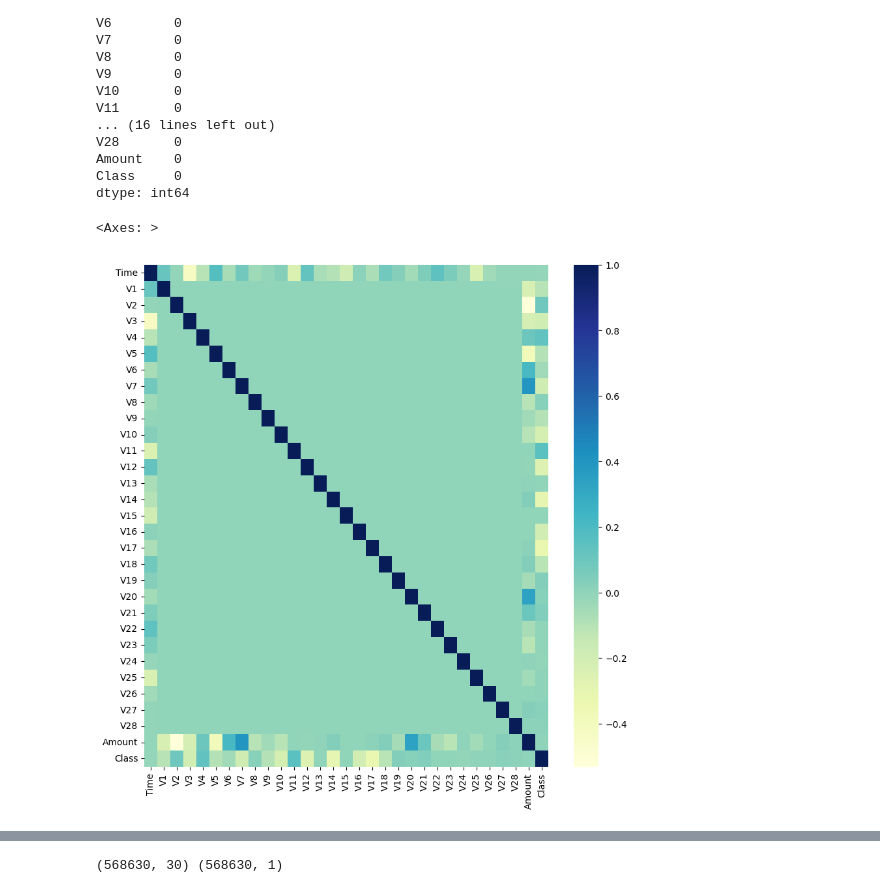
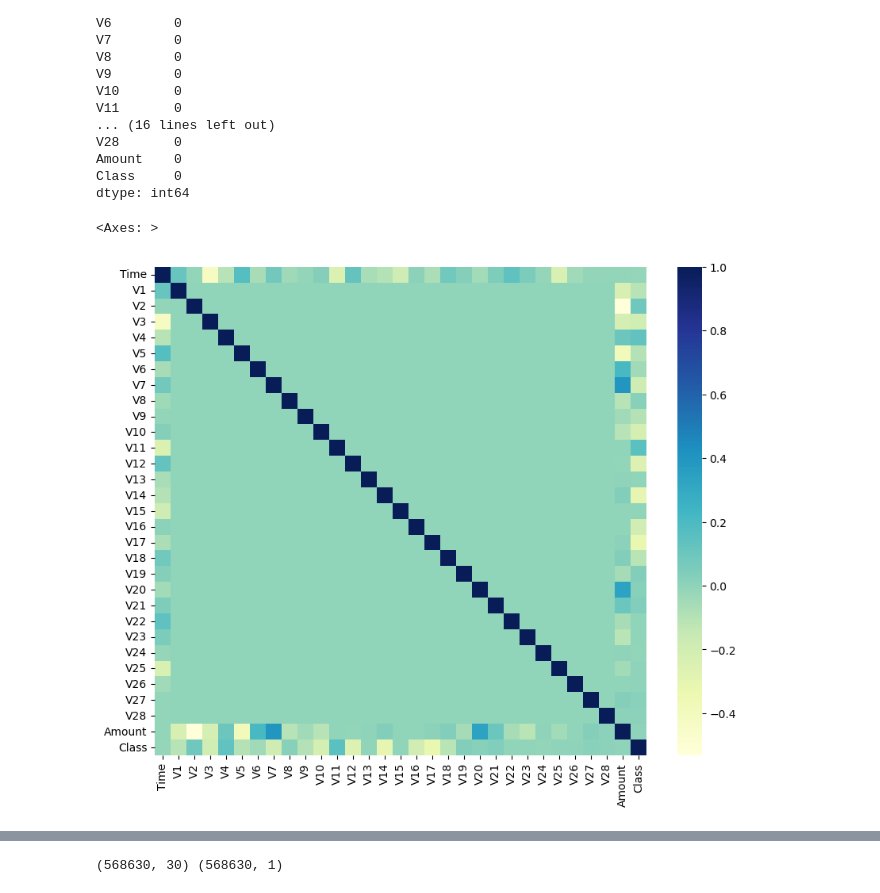
Before and after one commit to Egor-Shulga/credit-card-fraud-detection, a Jupyter notebook: CCFD.ipynb, the cells around one changed output, grey strips where cells are left out. Drawn from its saved outputs; the diff is of its cells as text; code cells hidden in the pictures.

```diff
--- a/CCFD.ipynb
+++ b/CCFD.ipynb
@@ -113,12 +112,12 @@ Amount    0
 Class     0
 dtype: int64
 # %%
-plt.figure(figsize=(10,10))
+plt.figure(figsize=(10,8))
 corr = creditcard.corr()
 sns.heatmap(corr, cmap = "YlGnBu")
 # %% [output]
 <Axes: >
-[figure, old version]
+[figure, new version]
 # %%
 correlated_features = set()
 
```
Also changed, not shown: parts of 35 cells of this notebook.
